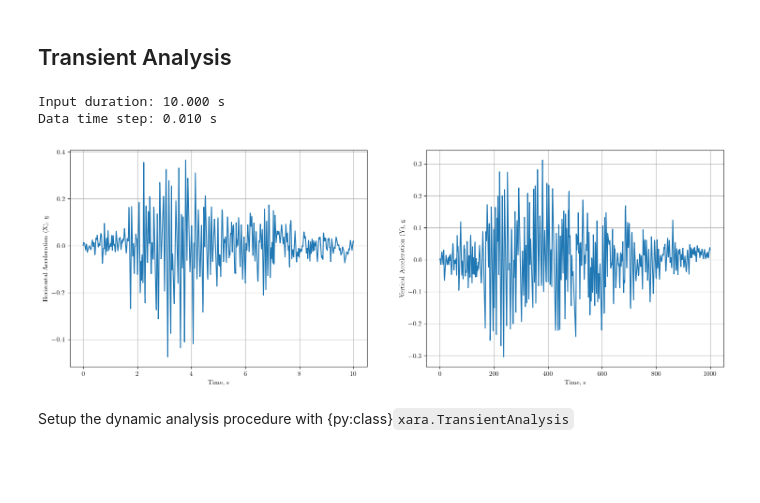
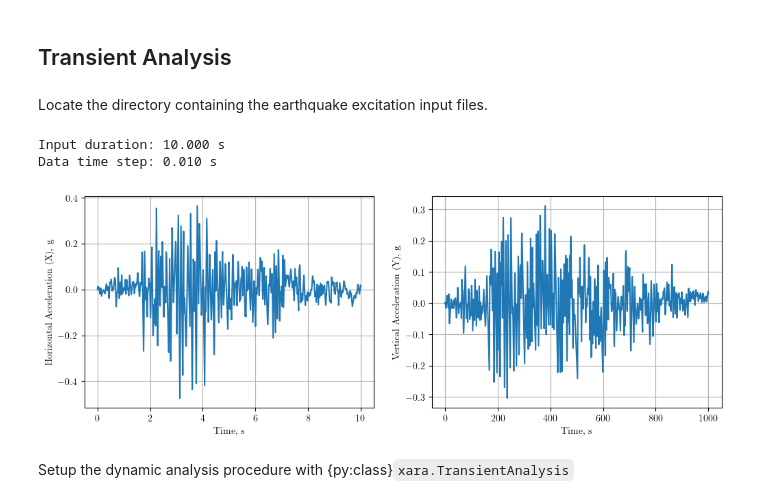
Before and after one commit to FEDEASLab/Benchmarks-Python, a Jupyter notebook: benchmarks/plane-0101/main.ipynb, the cells around one changed output. Cells and saved outputs as stored; diff of their text form; code cells hidden in the pictures; blank space fills up the shorter version.

```diff
--- a/benchmarks/plane-0101/main.ipynb
+++ b/benchmarks/plane-0101/main.ipynb
@@ -277,3 +274,5 @@ artist
 <veux.frame.FrameArtist at 0x...>
 # %% [markdown]
 ## Transient Analysis
+# %% [markdown]
+Locate the directory containing the earthquake excitation input files.
@@ -280,26 +283,26 @@ artist
 # %%
 accel_x = np.loadtxt(KOYNA_DIR / 'data' / 'koyna_x_series.txt')
 accel_y = np.loadtxt(KOYNA_DIR / 'data' / 'koyna_y_series.txt')
 
 dt_data  = 0.01
 n_steps  = len(accel_x)-1
 duration = n_steps * dt_data
 time     = np.linspace(0,duration,len(accel_x))
 
 print(f'Input duration: {duration:.3f} s')
 print(f'Data time step: {dt_data:.3f} s')
 
-fig, ax = plt.subplots(1,2,figsize=(18, 6))
+fig, ax = plt.subplots(1,2,figsize=(12, 4))
 ax[0].plot(time,accel_x)
 ax[0].set_xlabel('Time, s')
 ax[0].set_ylabel('Horizontal Acceleration (X), g')
 ax[0].grid()
 ax[1].plot(accel_y);
 ax[1].set_xlabel('Time, s')
 ax[1].set_ylabel('Vertical Acceleration (Y), g')
 ax[1].grid()
 # %% [output]
 Input duration: 10.000 s
 Data time step: 0.010 s
-[figure, old version]
+[figure, new version]
 # %%
```
Also changed, not shown: parts of 9 cells of this notebook, 3 other files.
